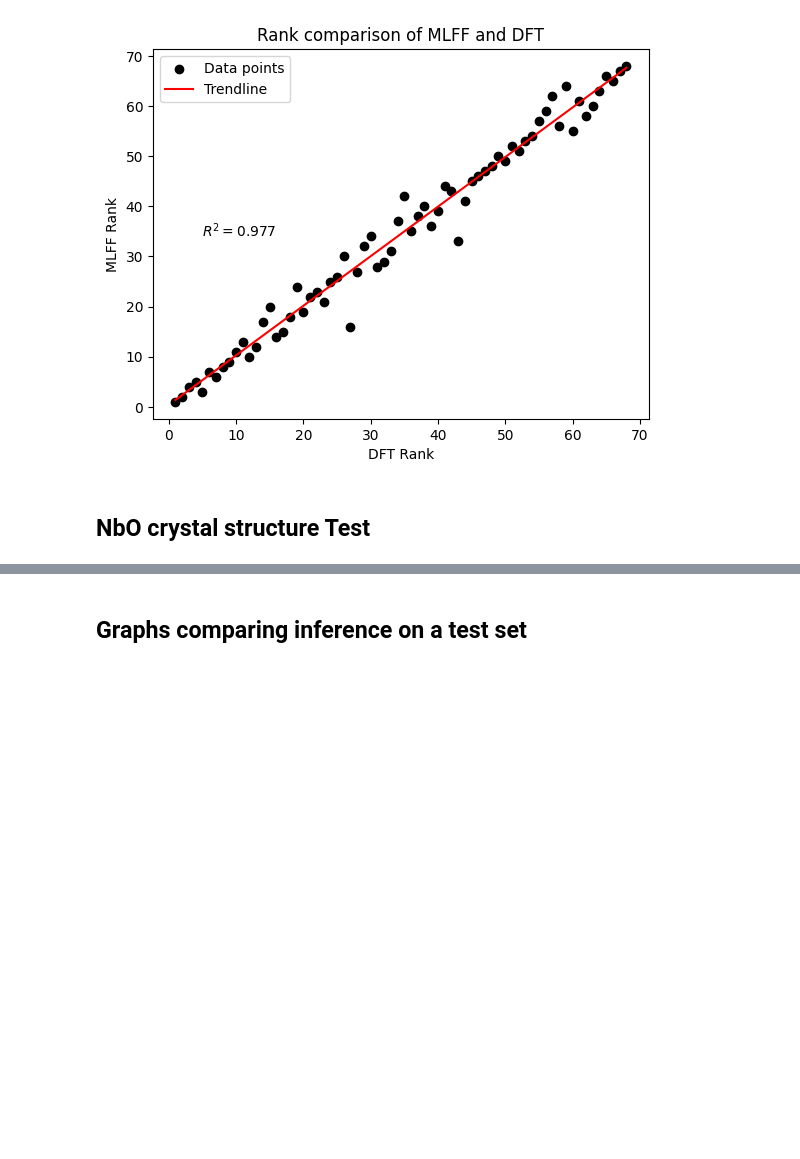
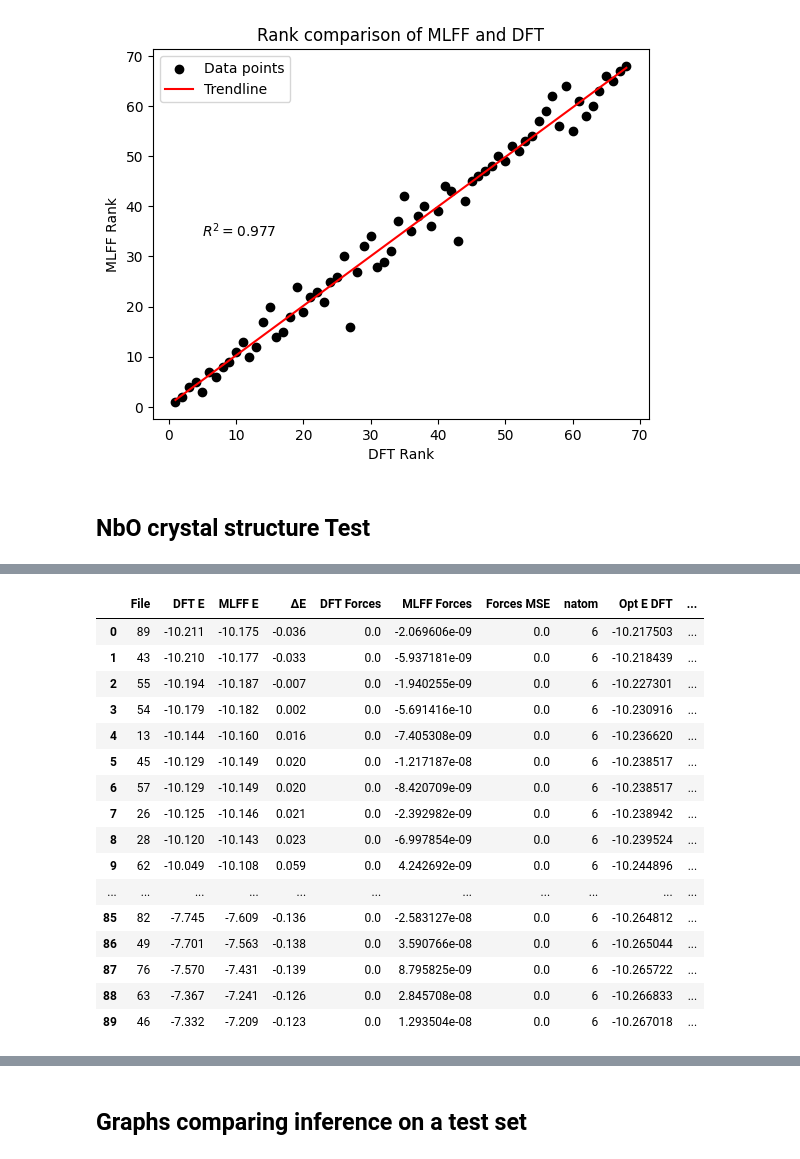
Before and after one commit to ignaciomigliaro/MLFF_training, a Jupyter notebook: Inference/oxides.ipynb, the cells around one changed output, grey strips where cells are left out. Saved outputs shown, nothing was run; the diff lists cells and outputs as text; code cells hidden in the pictures; blank space fills up the shorter version.

```diff
--- a/Inference/oxides.ipynb
+++ b/Inference/oxides.ipynb
@@ -179 +219,21 @@ ifs.plot_mlff_dft_rank(all_data_1)
+# %%
+all_data_no_opt
+# %% [output]
+|  | File | DFT E | MLFF E | ΔE | DFT Forces | MLFF Forces | Forces MSE | natom | Opt E DFT | ... |
+| 0 | 89 | -10.211 | -10.175 | -0.036 | 0.0 | -2.069606e-09 | 0.0 | 6 | -10.217503 | ... |
+| 1 | 43 | -10.210 | -10.177 | -0.033 | 0.0 | -5.937181e-09 | 0.0 | 6 | -10.218439 | ... |
+| 2 | 55 | -10.194 | -10.187 | -0.007 | 0.0 | -1.940255e-09 | 0.0 | 6 | -10.227301 | ... |
+| 3 | 54 | -10.179 | -10.182 | 0.002 | 0.0 | -5.691416e-10 | 0.0 | 6 | -10.230916 | ... |
+| 4 | 13 | -10.144 | -10.160 | 0.016 | 0.0 | -7.405308e-09 | 0.0 | 6 | -10.236620 | ... |
+| 5 | 45 | -10.129 | -10.149 | 0.020 | 0.0 | -1.217187e-08 | 0.0 | 6 | -10.238517 | ... |
+| 6 | 57 | -10.129 | -10.149 | 0.020 | 0.0 | -8.420709e-09 | 0.0 | 6 | -10.238517 | ... |
+| 7 | 26 | -10.125 | -10.146 | 0.021 | 0.0 | -2.392982e-09 | 0.0 | 6 | -10.238942 | ... |
+| 8 | 28 | -10.120 | -10.143 | 0.023 | 0.0 | -6.997854e-09 | 0.0 | 6 | -10.239524 | ... |
+| 9 | 62 | -10.049 | -10.108 | 0.059 | 0.0 | 4.242692e-09 | 0.0 | 6 | -10.244896 | ... |
+| ... | ... | ... | ... | ... | ... | ... | ... | ... | ... | ... |
+| 85 | 82 | -7.745 | -7.609 | -0.136 | 0.0 | -2.583127e-08 | 0.0 | 6 | -10.264812 | ... |
+| 86 | 49 | -7.701 | -7.563 | -0.138 | 0.0 | 3.590766e-08 | 0.0 | 6 | -10.265044 | ... |
+| 87 | 76 | -7.570 | -7.431 | -0.139 | 0.0 | 8.795825e-09 | 0.0 | 6 | -10.265722 | ... |
+| 88 | 63 | -7.367 | -7.241 | -0.126 | 0.0 | 2.845708e-08 | 0.0 | 6 | -10.266833 | ... |
+| 89 | 46 | -7.332 | -7.209 | -0.123 | 0.0 | 1.293504e-08 | 0.0 | 6 | -10.267018 | ... |
 # %%
```
Also changed, not shown: parts of 18 cells of this notebook, 2 other files.
